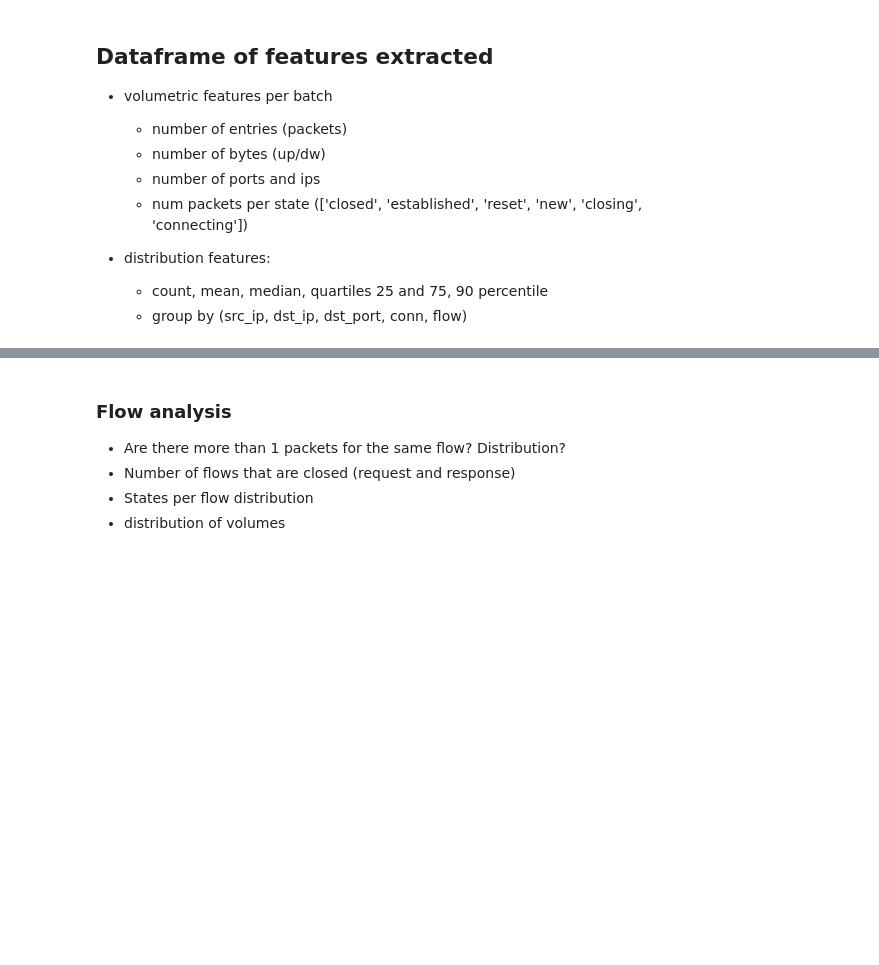
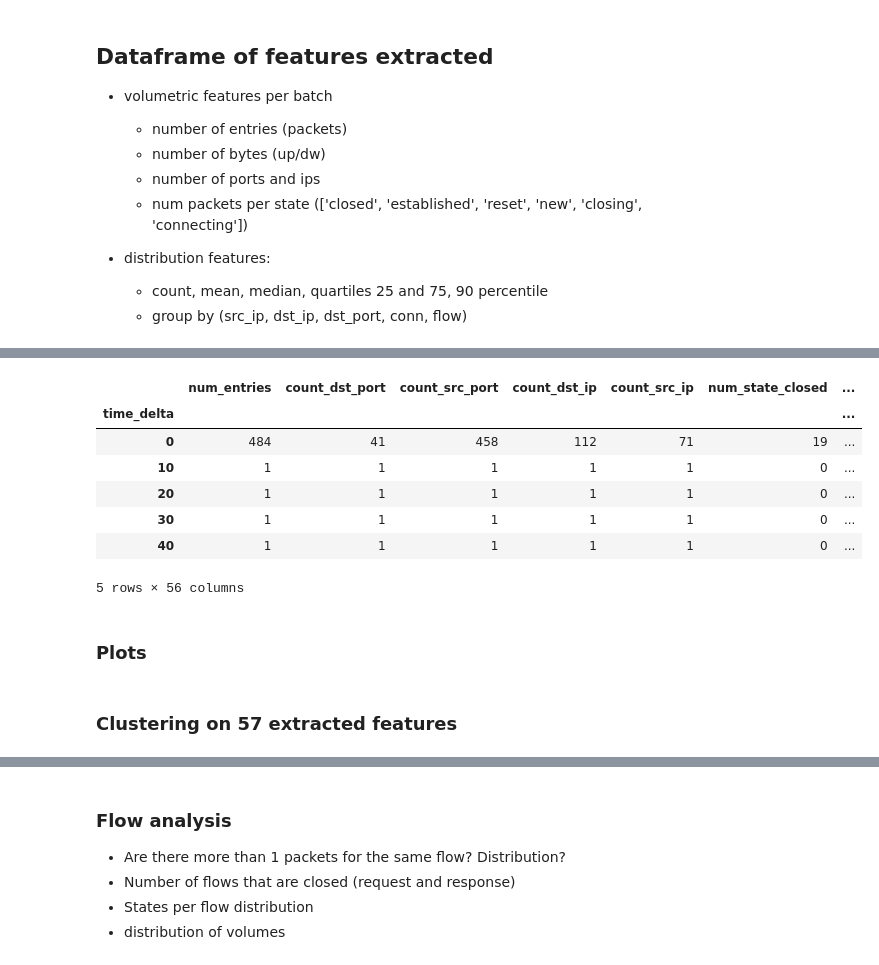
Before and after one commit to shahifaqeer/netflow-anomaly-detector, a Jupyter notebook: feature-extraction-by-batch.ipynb, the cells around one changed output, grey strips where cells are left out. Saved outputs shown, nothing was run; the diff lists cells and outputs as text; code cells hidden in the pictures; blank space fills up the shorter version.

Commit message:
plotting 57 extracted features;
Next use PCA and plot; then clustering;
Finally think about binding flows to reverse

```diff
--- a/feature-extraction-by-batch.ipynb
+++ b/feature-extraction-by-batch.ipynb
@@ -96,7 +97,7 @@ flow_batch = 0  ##counter for flow batch in DATA
 for flow_list in DATA:
     df = pd.DataFrame(flow_list)
     stats = {}
-    stats['flow_batch'] = flow_batch
+    stats['time_delta'] = flow_batch * T
     flow_batch += 1
     # VOLUMETRIC FEATURES ##stats = get_volumetric_features(df, stats)
     # (1) num entries
@@ -200,4 +211,4 @@ src_ip_per_dst_port_perc90 12904
 # %%
-df_stats = pd.DataFrame( all_stats )
+df_stats = pd.DataFrame( all_stats ).set_index('time_delta')
 # %%
 #df_stats.to_pickle("df_features_per_batch.pkl")
@@ -223,0 +215,13 @@ df_stats = pd.DataFrame( all_stats )
+# %%
+df_stats.head()
+# %% [output]
+|  | num_entries | count_dst_port | count_src_port | count_dst_ip | count_src_ip | num_state_closed | ... |
+| time_delta |  |  |  |  |  |  | ... |
+| 0 | 484 | 41 | 458 | 112 | 71 | 19 | ... |
+| 10 | 1 | 1 | 1 | 1 | 1 | 0 | ... |
+| 20 | 1 | 1 | 1 | 1 | 1 | 0 | ... |
+| 30 | 1 | 1 | 1 | 1 | 1 | 0 | ... |
+| 40 | 1 | 1 | 1 | 1 | 1 | 0 | ... |
+5 rows × 56 columns
+# %% [markdown]
+### Plots
@@ -223,0 +247,2 @@ df_stats = pd.DataFrame( all_stats )
+# %% [markdown]
+### Clustering on 57 extracted features
```
Also changed, not shown: parts of 9 cells of this notebook, 1 other file.
